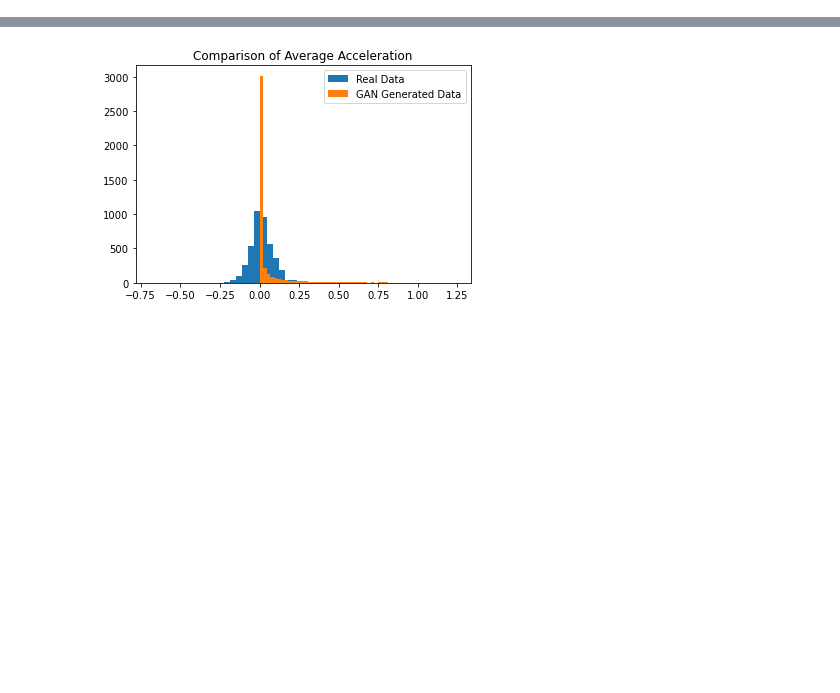
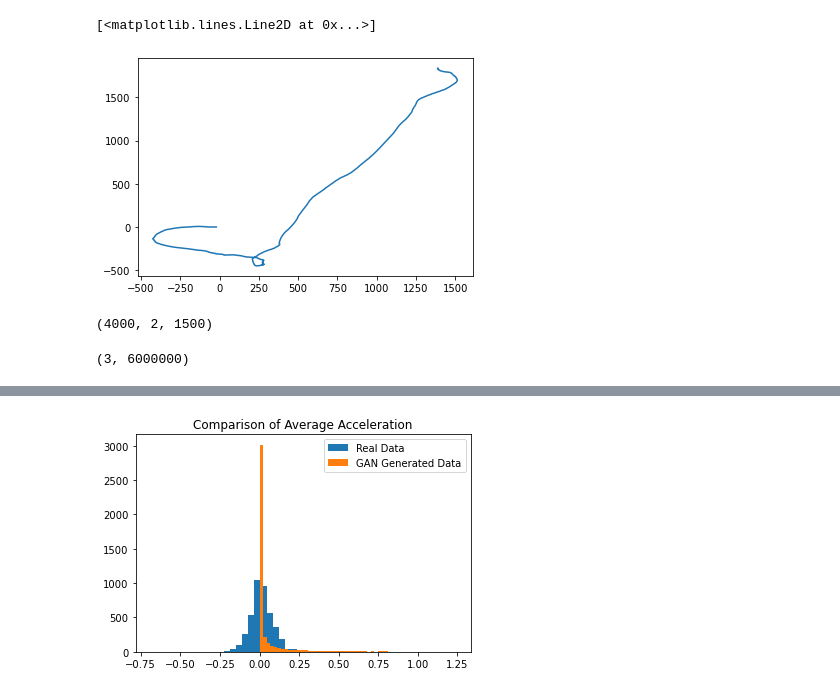
Before and after one commit to ryngray/model_ant_trajectories, a Jupyter notebook: GAN_Models/Generate_Trajectories.ipynb, the cells around one changed output, grey strips where cells are left out. Drawn from its saved outputs; the diff is of its cells as text; code cells hidden in the pictures; blank space fills up the shorter version.

```diff
--- a/GAN_Models/Generate_Trajectories.ipynb
+++ b/GAN_Models/Generate_Trajectories.ipynb
@@ -135,0 +226,15 @@ def triangle_area(arr, step_size = 1):
+# %%
+# plt.figure(0)
+# plt.plot(generated[0,0,:],generated[0,1,:])
+# plt.show
+# plt.figure(1)
+# plt.plot(generated[1,0,:],generated[1,1,:])
+ct = combine_trajs(generated[0,:,:],generated[1,:,:])
+# ct2 =
+plt.figure(2)
+plt.plot(ct[0,:],ct[1,:])
+# plt.figure(2)
+# plt.plot(ct[0,:],ct[1,:])
+# %% [output]
+[<matplotlib.lines.Line2D at 0x...>]
+[figure, added]
@@ -135,0 +265,11 @@ def triangle_area(arr, step_size = 1):
+# %%
+print(np.shape(total_traj))
+# %% [output]
+(4000, 2, 1500)
+# %%
+ids = np.repeat(range(num_generate),1500)
+traj_save = np.reshape(total_traj,(2,1500*4000))
+traj_save = np.vstack([traj_save, ids])
+print(np.shape(traj_save))
+# %% [output]
+(3, 6000000)
```
Also changed, not shown: parts of 11 cells of this notebook.
